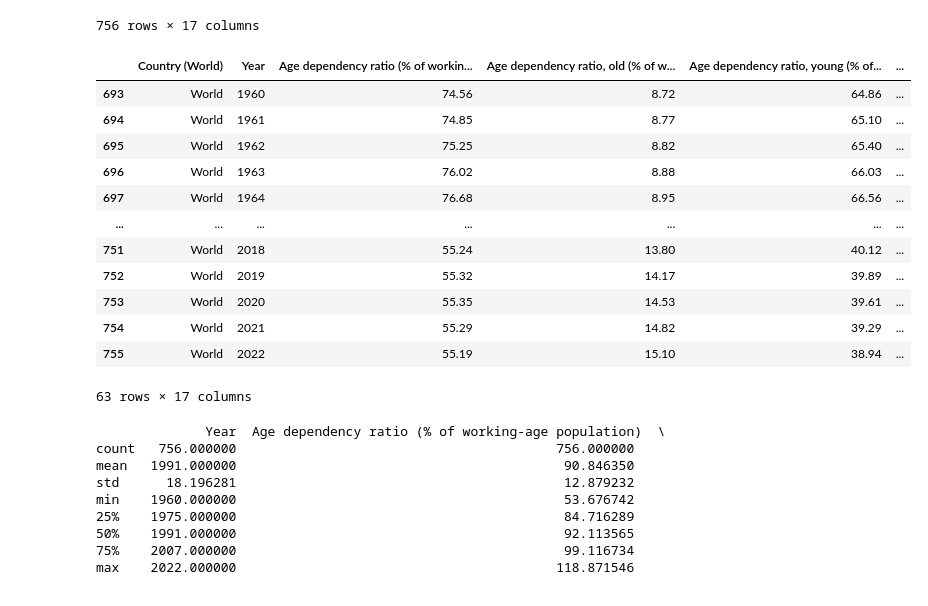
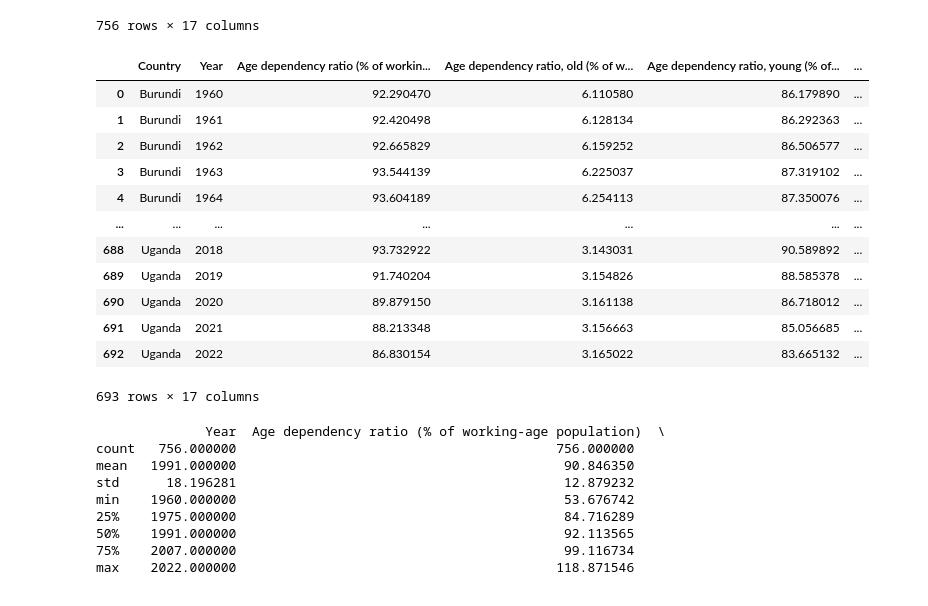
Before and after one commit to NajibAbdullahi/Demographics, a Jupyter notebook: PopulationStats.ipynb, the cells around one changed output. Cells and saved outputs as stored; diff of their text form; code cells hidden in the pictures.

```diff
--- a/PopulationStats.ipynb
+++ b/PopulationStats.ipynb
@@ -254,23 +254,24 @@ df
 # %%
 # Separate 'World' data and calculate mean for East African Countries
 world_data = df[df['Country'] == 'World'].round(2)
 east_africa_countries_data = df[df['Country'] != 'World']
 world_data.columns = [f"{col} (World)" if col != 'Year' else col for col in world_data.columns]
-world_data
+east_africa_countries_data
+# print(world_data['Age dependency ratio (% of working-age population) (World)'])
 # %% [output]
-|  | Country (World) | Year | Age dependency ratio (% of workin... | Age dependency ratio, old (% of w... | Age dependency ratio, young (% of... | ... |
-| 693 | World | 1960 | 74.56 | 8.72 | 64.86 | ... |
-| 694 | World | 1961 | 74.85 | 8.77 | 65.10 | ... |
-| 695 | World | 1962 | 75.25 | 8.82 | 65.40 | ... |
-| 696 | World | 1963 | 76.02 | 8.88 | 66.03 | ... |
-| 697 | World | 1964 | 76.68 | 8.95 | 66.56 | ... |
+|  | Country | Year | Age dependency ratio (% of workin... | Age dependency ratio, old (% of w... | Age dependency ratio, young (% of... | ... |
+| 0 | Burundi | 1960 | 92.290470 | 6.110580 | 86.179890 | ... |
+| 1 | Burundi | 1961 | 92.420498 | 6.128134 | 86.292363 | ... |
+| 2 | Burundi | 1962 | 92.665829 | 6.159252 | 86.506577 | ... |
+| 3 | Burundi | 1963 | 93.544139 | 6.225037 | 87.319102 | ... |
+| 4 | Burundi | 1964 | 93.604189 | 6.254113 | 87.350076 | ... |
 | ... | ... | ... | ... | ... | ... | ... |
-| 751 | World | 2018 | 55.24 | 13.80 | 40.12 | ... |
-| 752 | World | 2019 | 55.32 | 14.17 | 39.89 | ... |
-| 753 | World | 2020 | 55.35 | 14.53 | 39.61 | ... |
-| 754 | World | 2021 | 55.29 | 14.82 | 39.29 | ... |
-| 755 | World | 2022 | 55.19 | 15.10 | 38.94 | ... |
+| 688 | Uganda | 2018 | 93.732922 | 3.143031 | 90.589892 | ... |
+| 689 | Uganda | 2019 | 91.740204 | 3.154826 | 88.585378 | ... |
+| 690 | Uganda | 2020 | 89.879150 | 3.161138 | 86.718012 | ... |
+| 691 | Uganda | 2021 | 88.213348 | 3.156663 | 85.056685 | ... |
+| 692 | Uganda | 2022 | 86.830154 | 3.165022 | 83.665132 | ... |
-63 rows × 17 columns
+693 rows × 17 columns
 # %%
 # Drop the 'Country' column and calculate summary statistics
 summary_df = df.drop(columns=['Country']).describe().transpose()
```
Also changed, not shown: parts of 6 cells of this notebook.
